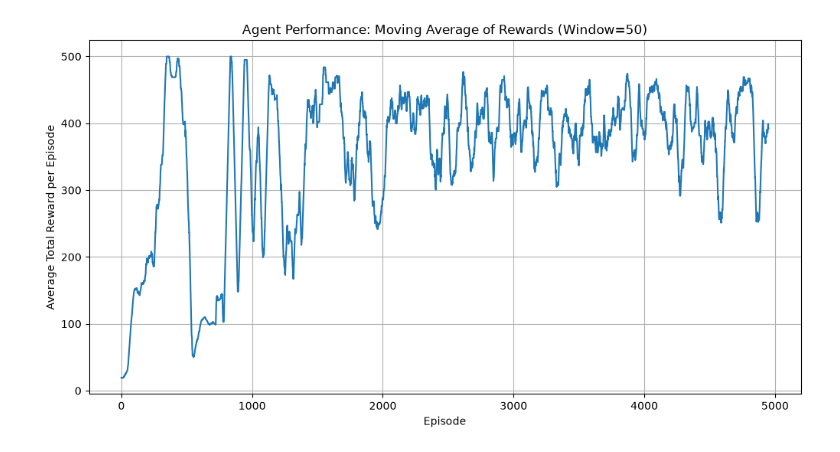
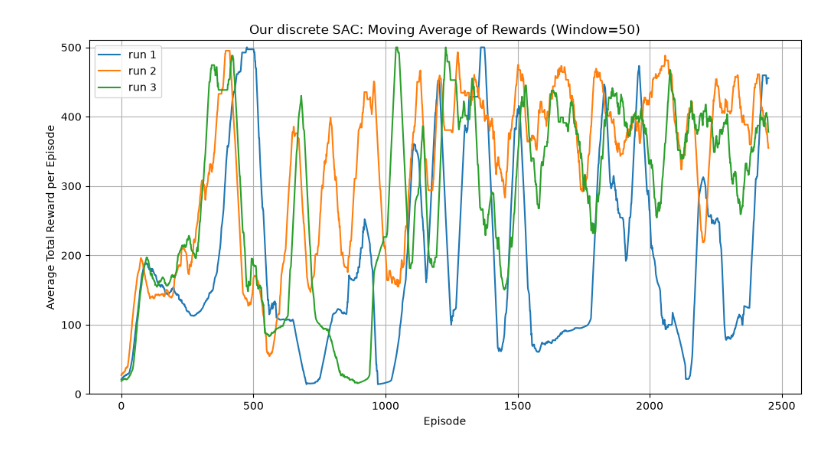
Before and after one commit to RoboticsAfterDark/reinforcement_learning, a Jupyter notebook: 02_cart_pole/06_Soft_Actor_Critic.ipynb, the cells around one changed output. Drawn from its saved outputs; the diff is of its cells as text; code cells hidden in the pictures.

```diff
--- a/02_cart_pole/06_Soft_Actor_Critic.ipynb
+++ b/02_cart_pole/06_Soft_Actor_Critic.ipynb
@@ -120,32 +164,24 @@ num_states = env.observation_space.shape[0] # (cart x, cart x_dot, pole theta, p
 num_actions = env.action_space.n # (left or right)  # type: ignore
 
 # hyperparameters
-num_episodes = 5000 # num of epi to train
+num_episodes = 2500 # num of epi to train, per run
 discount_factor_g = 0.99
 # TODO automatic alpha: learn log_alpha so the policy entropy stays near a target entropy
 alpha = 0.2 # entropy temperature, how much randomness is worth vs reward
 
-# all networks
-actor_nn = Actor(num_states=num_states, num_actions=num_actions)
-
-# TODO twin critics: 2 critics + 2 targets, use the min of both target Qs in the TD target, Why?
-critic_nn = Critic(num_states=num_states, num_actions=num_actions)
-critic_target_nn = Critic(num_states=num_states, num_actions=num_actions)
-
-step_count = 0
 network_sync_rate = 500 # after 500 steps copy the critic net to the critic target net
 
 # training parameters
 batch_size = 64
 learning_rate = 0.001
 loss_fn = nn.MSELoss()
-optimizer_critic = torch.optim.Adam(critic_nn.parameters(), lr=learning_rate)
-optimizer_actor = torch.optim.Adam(actor_nn.parameters(), lr=learning_rate)
 
 # memory for recording transitions
 replay_memory_size = 100000 # 5000 might cause catastrophic forgetting
-memory = ReplayMemory(replay_memory_size)
 
-# to track reward per episode
-reward_per_episode = np.zeros(num_episodes)
+num_runs = 3
+
+# checkpoints, one folder per run
+data_root = 'data_exp001'
+checkpoint_every = 500 # episodes
 # %%
@@ -215,17 +309,22 @@ Episode 5000/5000 | Avg Reward (last 50): 392.12
 # %%
-# plotting the moving average of rewards per episode
+# plotting the moving average of rewards per episode, all runs
 window_size = 50
-moving_avg_rewards = np.convolve(reward_per_episode, np.ones(window_size)/window_size, mode='valid')
 
 plt.figure(figsize=(12, 6))
-plt.plot(moving_avg_rewards)
-plt.title('Agent Performance: Moving Average of Rewards (Window=50)')
+for run in range(1, num_runs + 1):
+    rewards = np.load(os.path.join(data_root, f'run{run}', 'reward_per_episode.npy'))
+    moving_avg_rewards = np.convolve(rewards, np.ones(window_size)/window_size, mode='valid')
+    plt.plot(moving_avg_rewards, label=f'run {run}')
+plt.title('Our discrete SAC: Moving Average of Rewards (Window=50)')
 plt.xlabel('Episode')
 plt.ylabel('Average Total Reward per Episode')
+plt.ylim(0, 510)
+plt.legend()
 plt.grid(True)
+plt.savefig(os.path.join(data_root, 'moving_avg_all_runs.png'), dpi=100)
 plt.show()
 # %% [output]
-[figure, old version]
+[figure, new version]
 # %%
 # Save the learned actor and critic net
 actor_filename = 'cart_pole_sac_actor.pt'
```
Also changed, not shown: parts of 6 cells of this notebook, 47 other files.
